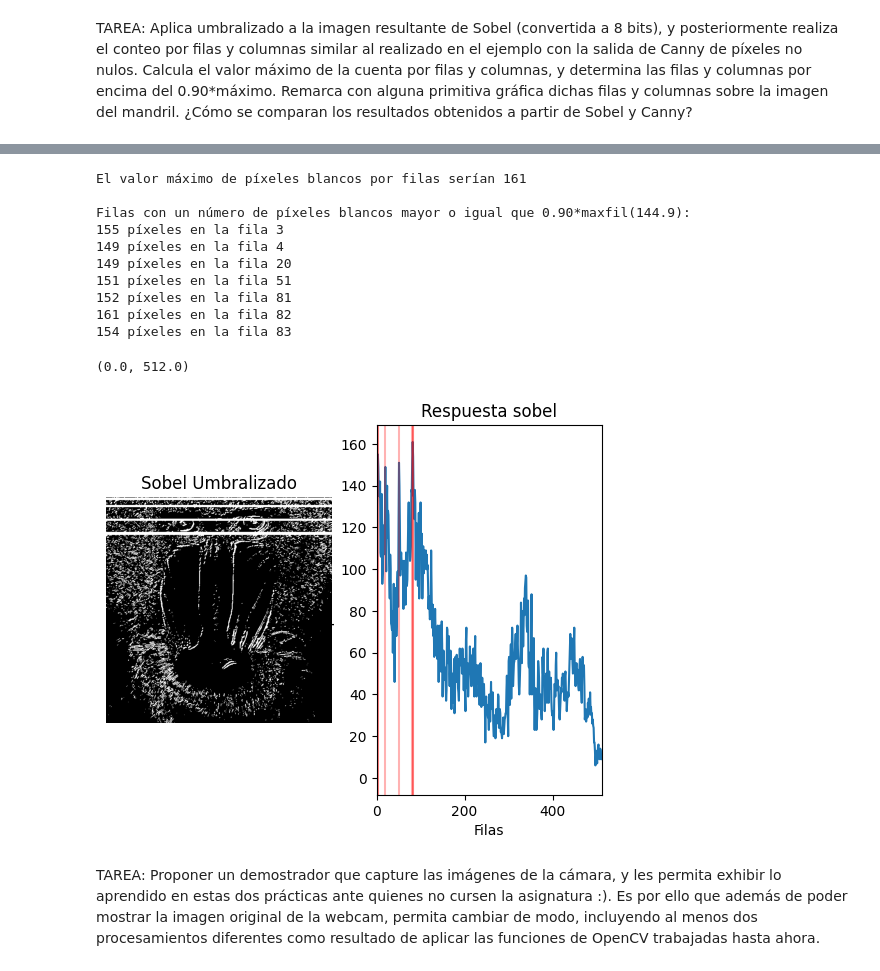
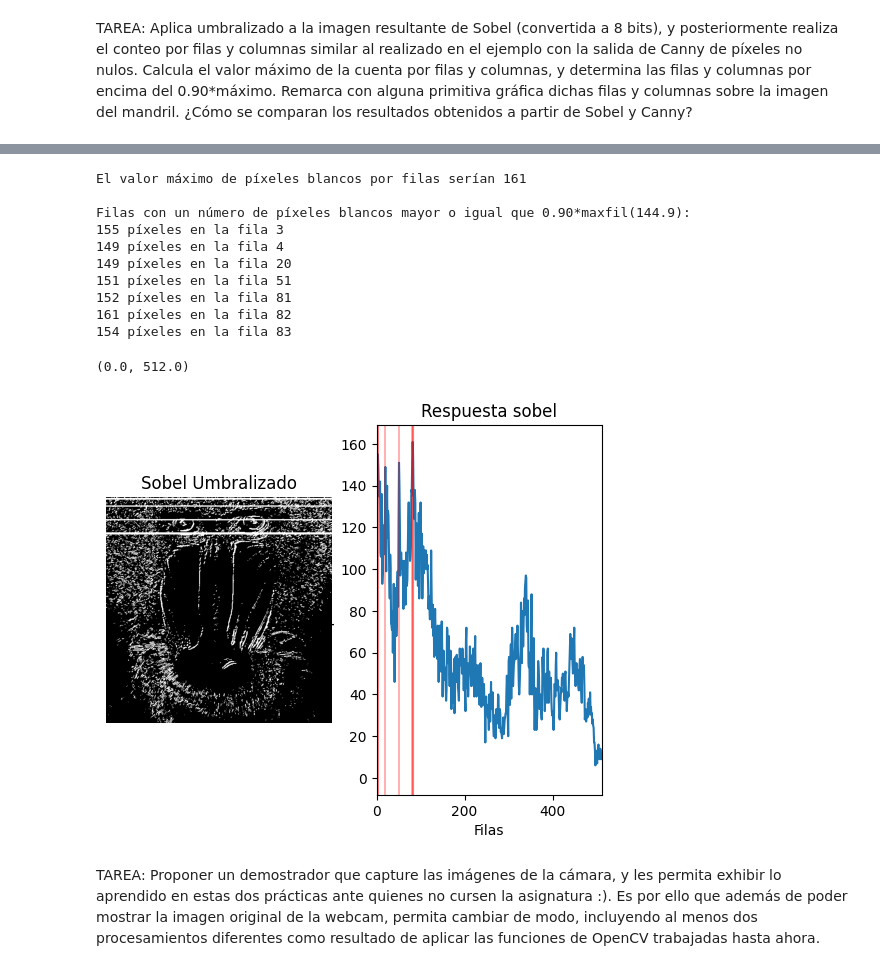
Before and after one commit to ByLucky5/VC_P2, a Jupyter notebook: VC_P2.ipynb, the cells around one changed output, grey strips where cells are left out. Drawn from its saved outputs; the diff is of its cells as text; code cells hidden in the pictures.

```diff
--- a/VC_P2.ipynb
+++ b/VC_P2.ipynb
@@ -163,37 +167,37 @@ for i in range(0, len(row_counts), 1):
 # Copia la imagen y marca las filas detectadas
 umbralizada_mod = imagenUmbralizada.copy()
 for row in max_rows:
-    cv2.line(umbralizada_mod, (0, row), (umbralizada_mod.shape[1], row), (255, 255, 255), 3)
+    cv2.line(umbralizada_mod, (0, row), (umbralizada_mod.shape[1], row), (255, 255, 255), 2)
 
 #Muestra dicha cuenta gráficamente
 plt.figure()
 plt.subplot(1, 2, 1)
 plt.axis("off")
 plt.title("Sobel Umbralizado")
 plt.imshow(umbralizada_mod, cmap='gray')
 
 plt.subplot(1, 2, 2)
 plt.title("Respuesta sobel")
 plt.xlabel("Filas")
 plt.ylabel("% píxeles")
 plt.plot(rows_pixels)
 for row in max_rows:
     plt.axline((row,0),(row,max(rows_pixels)),color=(1,0,0,0.3))
 #Rango en x definido por las filas
 plt.xlim([0, umbralizada_mod.shape[0]])
 # %% [output]
 El valor máximo de píxeles blancos por filas serían 161
 
 Filas con un número de píxeles blancos mayor o igual que 0.90*maxfil(144.9):
 155 píxeles en la fila 3
 149 píxeles en la fila 4
 149 píxeles en la fila 20
 151 píxeles en la fila 51
 152 píxeles en la fila 81
 161 píxeles en la fila 82
 154 píxeles en la fila 83
 (0.0, 512.0)
-[figure, old version]
+[figure, new version]
 # %% [markdown]
 
 TAREA: Proponer un demostrador que capture las imágenes de la cámara, y les permita exhibir lo aprendido en estas dos prácticas ante quienes no cursen la asignatura :). Es por ello que además de poder mostrar la imagen original de la webcam, permita cambiar de modo, incluyendo al menos dos procesamientos diferentes como resultado de aplicar las funciones de OpenCV trabajadas hasta ahora.
```
Also changed, not shown: parts of 4 cells of this notebook, 2 other files.
